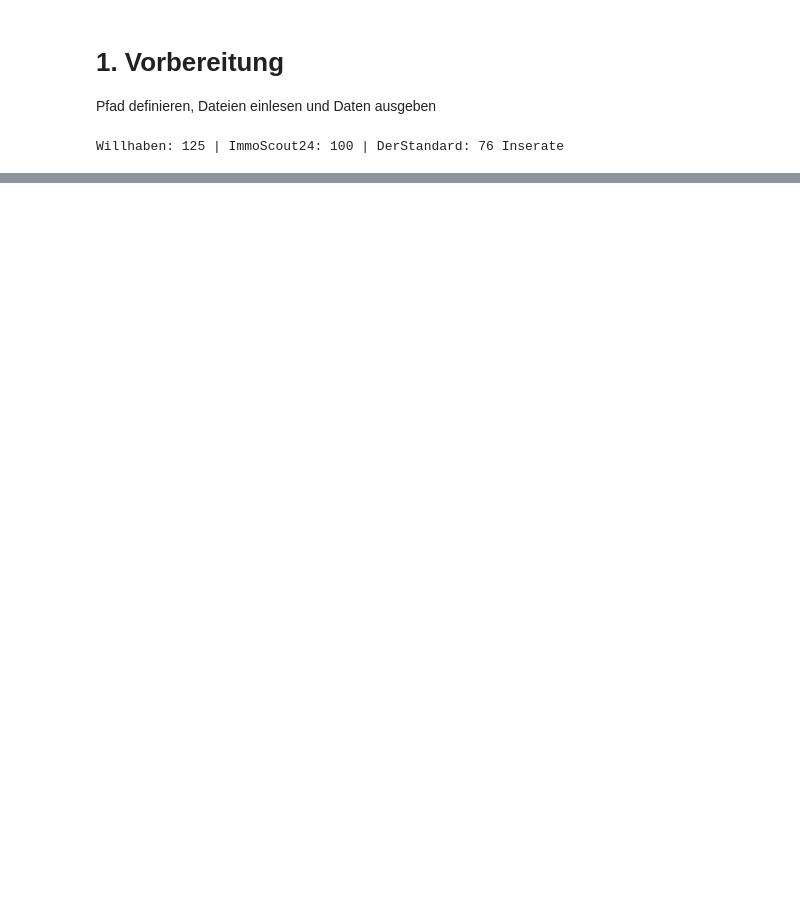
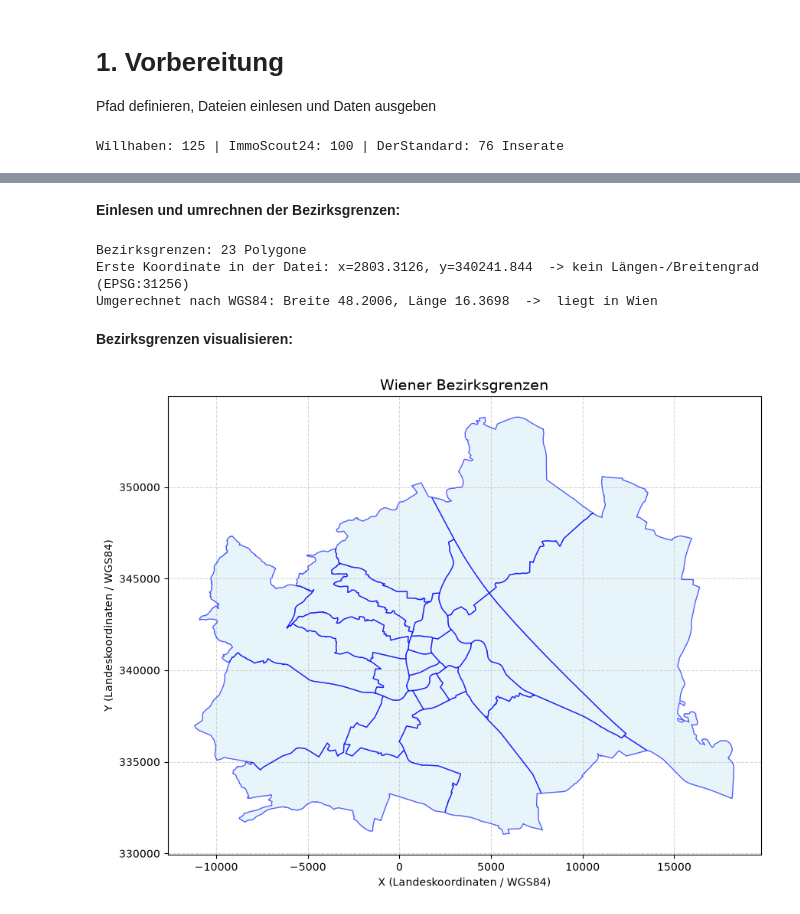
Before and after one commit to Koalabot95/BigDataProjekt, a Jupyter notebook: notebooks/data_source_layer.ipynb, the cells around one changed output, grey strips where cells are left out. Drawn from its saved outputs; the diff is of its cells as text; code cells hidden in the pictures; blank space fills up the shorter version.

Commit message:
visualization and explanation of the data source layer

```diff
--- a/notebooks/data_source_layer.ipynb
+++ b/notebooks/data_source_layer.ipynb
@@ -103,0 +244,77 @@ Einschränkung: DerStandard liefert keine Koordinaten. Etwa die Hälfte der Inse
+# %% [markdown]
+**Einlesen und umrechnen der Bezirksgrenzen:**
+# %%
+bezirke_file = EXTERNAL / "bezirksgrenzen.json"
+if bezirke_file.exists():
+    bezirke = json.loads(bezirke_file.read_text(encoding="utf-8"))["features"]
+    print(f"Bezirksgrenzen: {len(bezirke)} Polygone")
+    coords = bezirke[0]["geometry"]["coordinates"]
+    while isinstance(coords[0], list):
+        coords = coords[0]
+    x, y = coords[0], coords[1]
+    print(f"Erste Koordinate in der Datei: x={x}, y={y}  -> kein Längen-/Breitengrad (EPSG:31256)")
+    try:
+        from pyproj import Transformer
+        lon, lat = Transformer.from_crs("EPSG:31256", "EPSG:4326", always_xy=True).transform(x, y)
+        print(f"Umgerechnet nach WGS84: Breite {lat:.4f}, Länge {lon:.4f}  ->  liegt in Wien")
+    except ImportError:
+        print("(pyproj nicht installiert: pip install pyproj)")
+else:
+    print(f"{bezirke_file} nicht gefunden")
+# %% [output]
+Bezirksgrenzen: 23 Polygone
+Erste Koordinate in der Datei: x=2803.3126, y=340241.844  -> kein Längen-/Breitengrad (EPSG:31256)
+Umgerechnet nach WGS84: Breite 48.2006, Länge 16.3698  ->  liegt in Wien
+# %% [markdown]
+**Bezirksgrenzen visualisieren:**
+# %%
+import json
+import matplotlib.pyplot as plt
+from pathlib import Path  # Falls noch nicht importiert
+
+# Basis-Pfad
+BASE = Path.cwd().parent
+EXTERNAL = BASE / "data" / "external"
+bezirke_file = EXTERNAL / "bezirksgrenzen.json"
+
+if bezirke_file.exists():
+    bezirke = json.loads(bezirke_file.read_text(encoding="utf-8"))["features"]
+
+    fig, ax = plt.subplots(figsize=(10, 10))
+
+    # Durchlaufe alle Bezirke im GeoJSON
+    for b in bezirke:
+        geometry = b["geometry"]
+        geom_type = geometry["type"]
+        coords = geometry["coordinates"]
+        name = b["properties"].get(
+            "NAME", "Bezirk"
+        )  # Bezirksname (je nach JSON-Struktur)
+
+        if geom_type == "Polygon":
+            # Ein einfaches Polygon (äußere Ringe)
+            for ring in coords:
+                x = [p[0] for p in ring]
+                y = [p[1] for p in ring]
+                ax.plot(x, y, color="blue", alpha=0.6, linewidth=1)
+                ax.fill(x, y, color="skyblue", alpha=0.2)
+
+        elif geom_type == "MultiPolygon":
+            # MultiPolygon
+            for polygon in coords:
+                for ring in polygon:
+                    x = [p[0] for p in ring]
+                    y = [p[1] for p in ring]
+                    ax.plot(x, y, color="blue", alpha=0.6, linewidth=1)
+                    ax.fill(x, y, color="skyblue", alpha=0.2)
+
+    ax.set_title("Wiener Bezirksgrenzen", fontsize=14)
+    ax.set_xlabel("X (Landeskoordinaten / WGS84)")
+    ax.set_ylabel("Y (Landeskoordinaten / WGS84)")
+    ax.set_aspect("equal")  # Verhindert, dass die Karte verzerrt wird
+    plt.grid(True, linestyle="--", alpha=0.5)
+    plt.show()
+else:
+    print(f"{bezirke_file} nicht gefunden")
+# %% [output]
+[figure, added]
```
Also changed, not shown: parts of 9 cells of this notebook, 4 other files.
